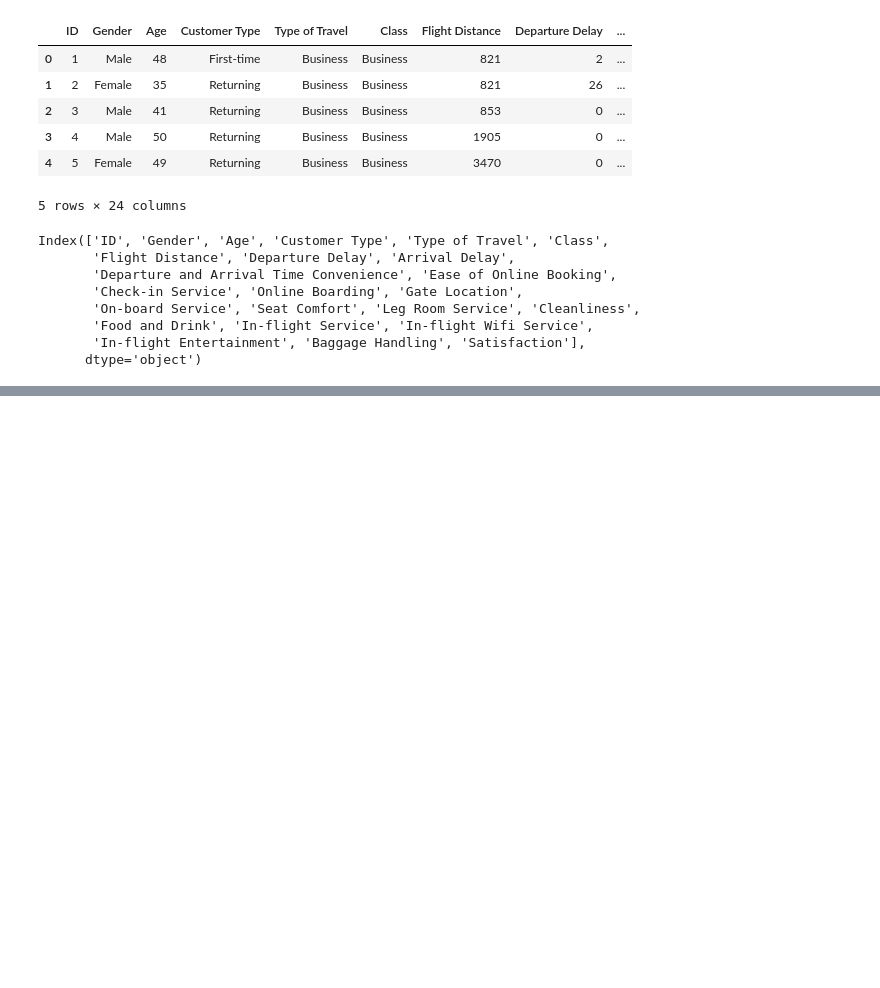
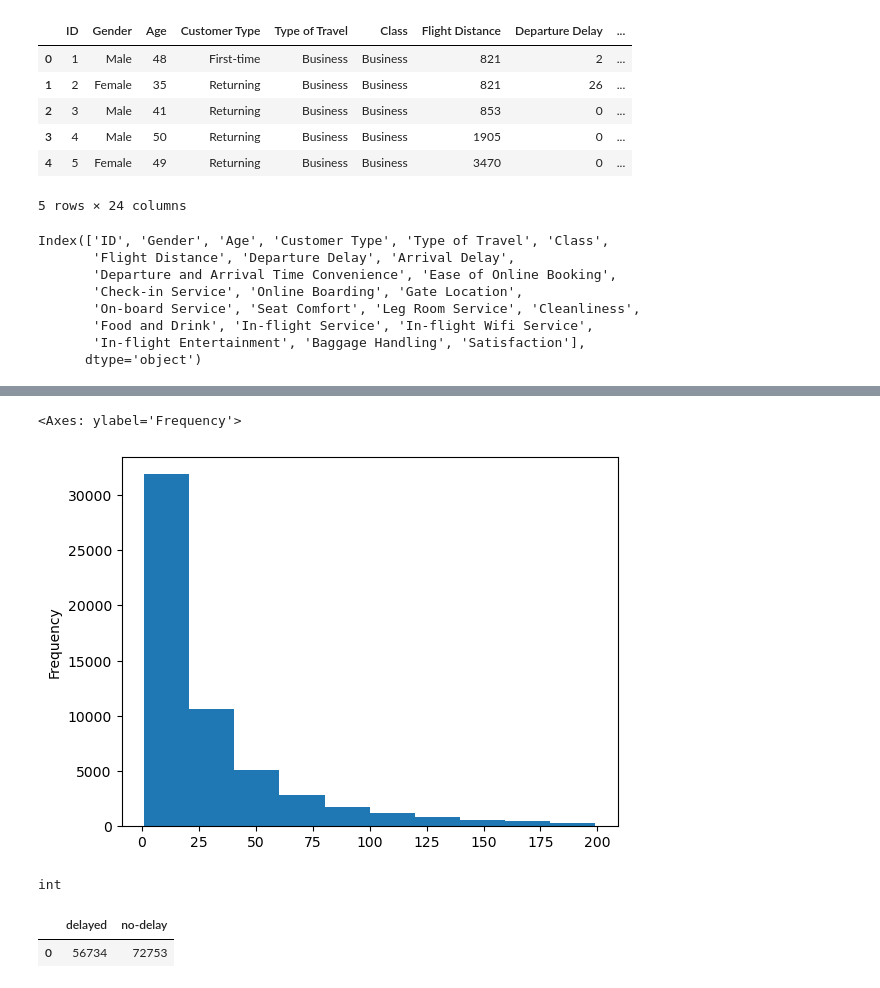
Before and after one commit to deveshpatwa/Pyhton-projects, a Jupyter notebook: airline passenger survay/airline survey.ipynb, the cells around one changed output, grey strips where cells are left out. Drawn from its saved outputs; the diff is of its cells as text; code cells hidden in the pictures; blank space fills up the shorter version.

```diff
--- a/airline passenger survay/airline survey.ipynb
+++ b/airline passenger survay/airline survey.ipynb
@@ -25,0 +108,11 @@ Index(['ID', 'Gender', 'Age', 'Customer Type', 'Type of Travel', 'Class',
+# %%
+df.loc[(df['Arrival Delay']<200) & (df['Arrival Delay']!=0),'Arrival Delay'].plot(kind='hist')
+# %% [output]
+<Axes: ylabel='Frequency'>
+[figure, added]
+# %%
+nodelay = df.loc[df['Arrival Delay']==0]['Arrival Delay'].count()
+nodelay=nodelay.item()
+type(nodelay)
+# %% [output]
+int
@@ -25,0 +122,7 @@ Index(['ID', 'Gender', 'Age', 'Customer Type', 'Type of Travel', 'Class',
+# %%
+d = {'delayed':[delayed],'no-delay':[nodelay]}
+df1 = pd.DataFrame(d)
+df1
+# %% [output]
+|  | delayed | no-delay |
+| 0 | 56734 | 72753 |
```
Also changed, not shown: parts of 27 cells of this notebook, 27 other files.
